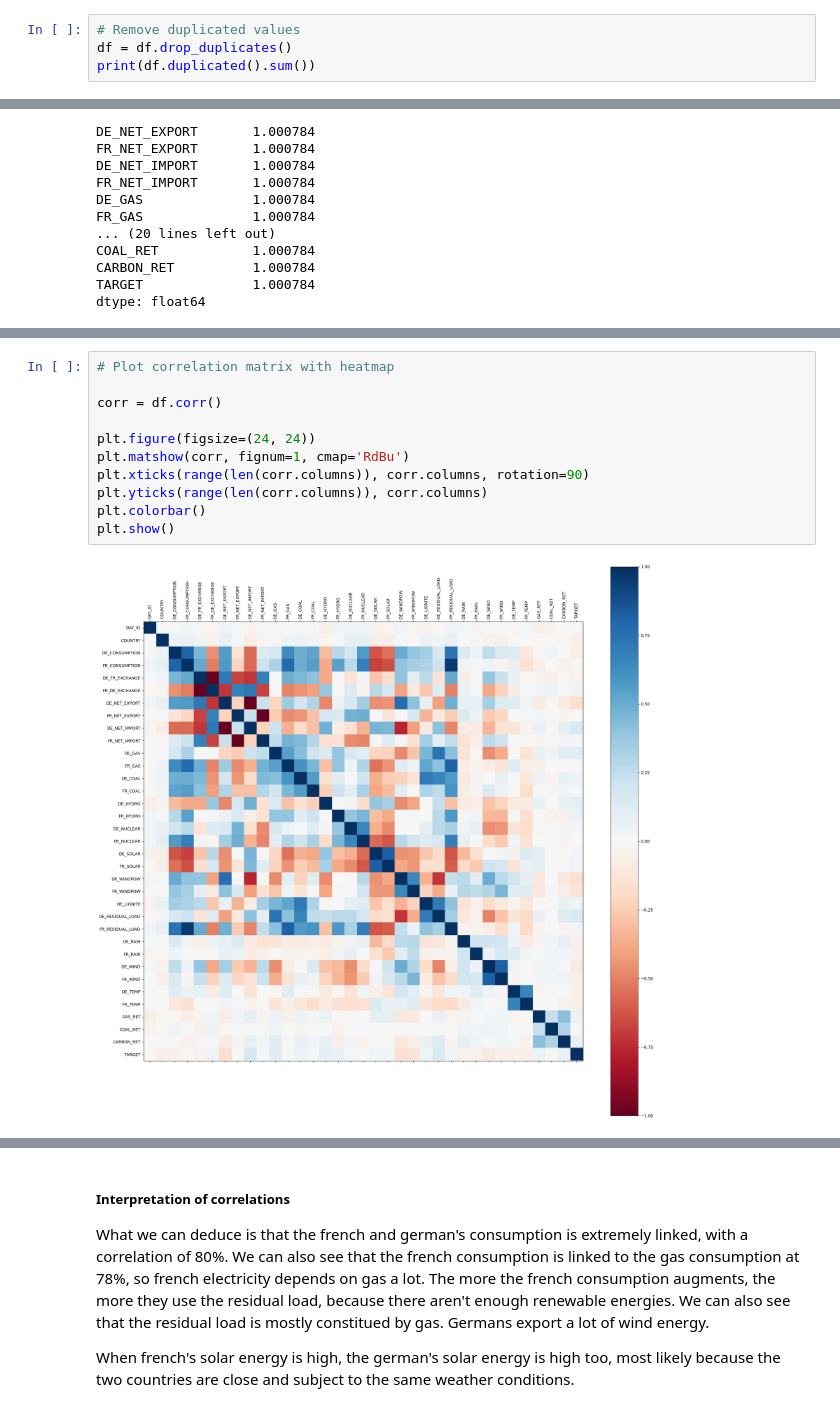
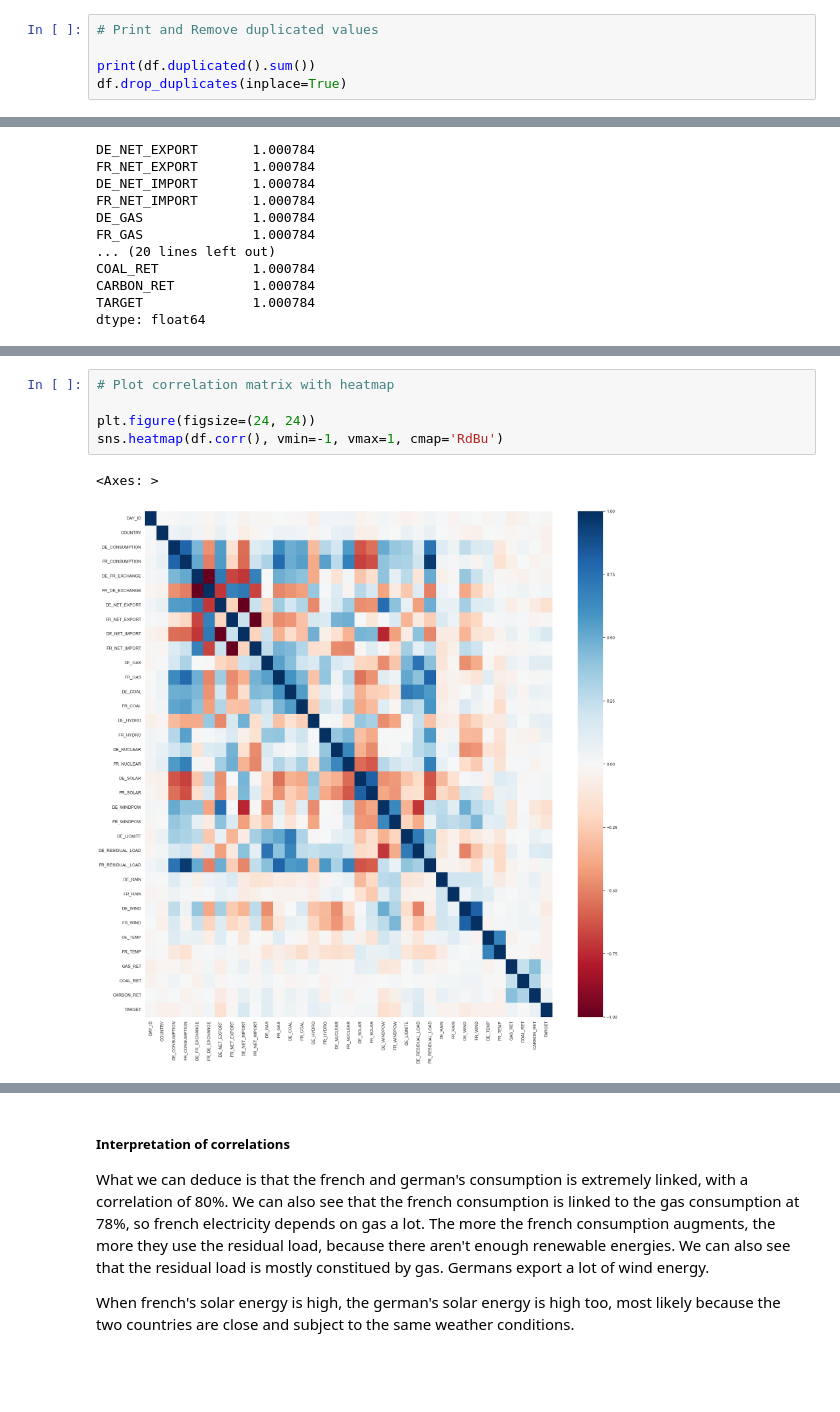
Before and after one commit to Blyzi/electricity-price-machine-learning, a Jupyter notebook: main.ipynb, the cells around one changed output, grey strips where cells are left out. Cells and saved outputs as stored; diff of their text form; blank space fills up the shorter version.

```diff
--- a/main.ipynb
+++ b/main.ipynb
@@ -27,9 +28,10 @@ df = pd.merge(originalDataX, originalDataY, on='ID')
 
 df = df.drop(['ID'], axis=1)
 # %%
-# Remove duplicated values
-df = df.drop_duplicates()
+# Print and Remove duplicated values
+
 print(df.duplicated().sum())
+df.drop_duplicates(inplace=True)
 # %% [output]
 0
 # %%
@@ -142,15 +186,10 @@ plt.show()
 # %%
 # Plot correlation matrix with heatmap
 
-corr = df.corr()
-
 plt.figure(figsize=(24, 24))
-plt.matshow(corr, fignum=1, cmap='RdBu')
-plt.xticks(range(len(corr.columns)), corr.columns, rotation=90)
-plt.yticks(range(len(corr.columns)), corr.columns)
-plt.colorbar()
-plt.show()
+sns.heatmap(df.corr(), vmin=-1, vmax=1, cmap='RdBu')
 # %% [output]
+<Axes: >
-[figure, old version]
+[figure, new version]
 # %%
 # Print each column correlation with each other
```
Also changed, not shown: parts of 17 cells of this notebook, 1 other file.
